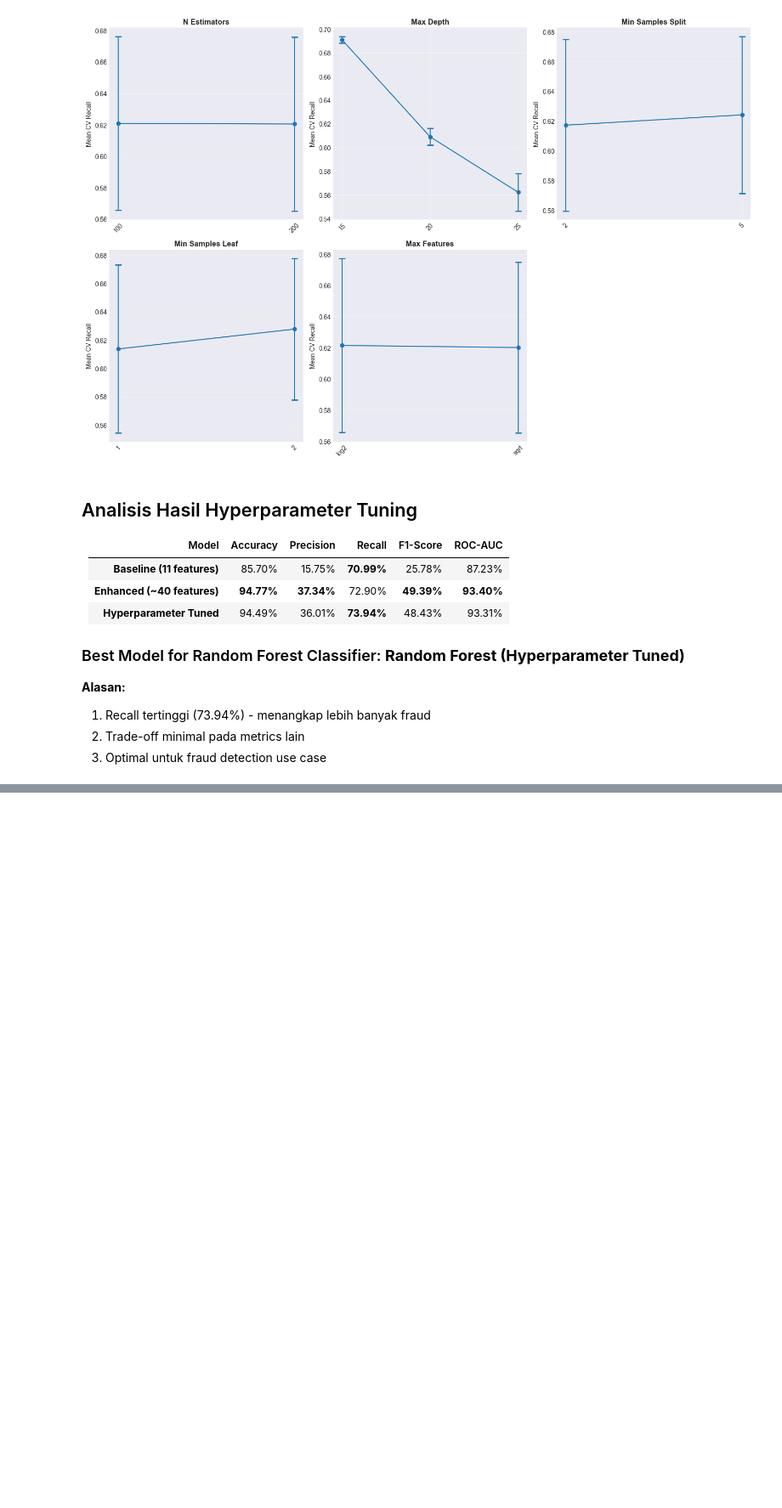
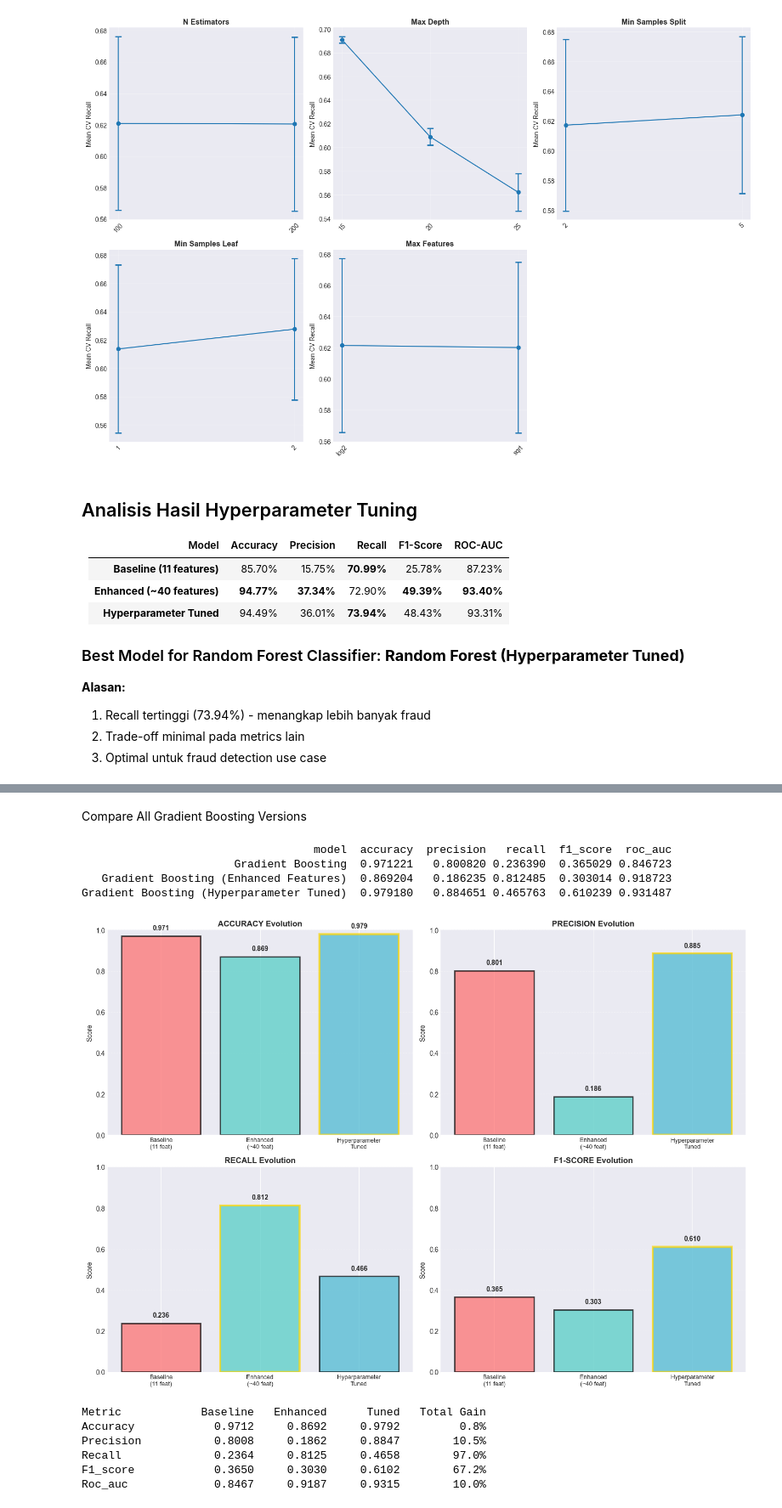
Before and after one commit to mrafiasyifaa/Midterm-Machine-Learning-2025, a Jupyter notebook: midterm_transaction_data.ipynb, the cells around one changed output, grey strips where cells are left out. Shown at 85% size. Drawn from its saved outputs; the diff is of its cells as text; code cells hidden in the pictures; blank space fills up the shorter version.

```diff
--- a/midterm_transaction_data.ipynb
+++ b/midterm_transaction_data.ipynb
@@ -1289,0 +1641,66 @@ Top 10 Parameter Combinations (by Recall):
+# %% [markdown]
+Compare All Gradient Boosting Versions
+# %%
+# Compare all Gradient Boosting versions
+gb_full_comparison = pd.DataFrame([
+    gb_results,              # Baseline (11 features)
+    gb_enhanced_results,     # Enhanced features (~40)
+    gb_tuned_results         # Hyperparameter tuned
+])
+
+print(gb_full_comparison.to_string(index=False))
+
+# Visualize the progression
+fig, axes = plt.subplots(2, 2, figsize=(14, 10))
+
+metrics = ['accuracy', 'precision', 'recall', 'f1_score']
+colors = ['#FF6B6B', '#4ECDC4', '#45B7D1']
+labels = ['Baseline\n(11 feat)', 'Enhanced\n(~40 feat)', 'Hyperparameter\nTuned']
+
+for idx, metric in enumerate(metrics):
+    row, col = idx // 2, idx % 2
+    values = gb_full_comparison[metric].values
+    bars = axes[row, col].bar(range(3), values, color=colors, alpha=0.7, edgecolor='black', linewidth=2)
+    axes[row, col].set_title(f'{metric.upper().replace("_", "-")} Evolution',
+                            fontsize=12, fontweight='bold')
+    axes[row, col].set_xticks(range(3))
+    axes[row, col].set_xticklabels(labels, fontsize=9)
+    axes[row, col].set_ylim(0, 1)
+    axes[row, col].set_ylabel('Score', fontsize=10)
+    axes[row, col].grid(axis='y', alpha=0.3, linestyle='--')
+
+    # Add value labels
+    for i, (bar, val) in enumerate(zip(bars, values)):
+        axes[row, col].text(i, val + 0.03, f'{val:.3f}',
+                           ha='center', fontsize=10, fontweight='bold')
+
+    # Highlight best score
+    best_idx = values.argmax()
+    bars[best_idx].set_edgecolor('gold')
+    bars[best_idx].set_linewidth(3)
+
+plt.tight_layout()
+plt.show()
+
+# Calculate improvements from baseline to tuned
+print(f"\n{'Metric':<15} {'Baseline':>10} {'Enhanced':>10} {'Tuned':>10} {'Total Gain':>12}")
+
+for metric in ['accuracy', 'precision', 'recall', 'f1_score', 'roc_auc']:
+    baseline = gb_results[metric]
+    enhanced = gb_enhanced_results[metric]
+    tuned = gb_tuned_results[metric]
+    gain = ((tuned - baseline) / baseline * 100) if baseline > 0 else 0
+
+    print(f"{metric.capitalize():<15} {baseline:>10.4f} {enhanced:>10.4f} {tuned:>10.4f} {gain:>11.1f}%")
+# %% [output]
+                                   model  accuracy  precision   recall  f1_score  roc_auc
+                       Gradient Boosting  0.971221   0.800820 0.236390  0.365029 0.846723
+   Gradient Boosting (Enhanced Features)  0.869204   0.186235 0.812485  0.303014 0.918723
+Gradient Boosting (Hyperparameter Tuned)  0.979180   0.884651 0.465763  0.610239 0.931487
+[figure, added]
+Metric            Baseline   Enhanced      Tuned   Total Gain
+Accuracy            0.9712     0.8692     0.9792         0.8%
+Precision           0.8008     0.1862     0.8847        10.5%
+Recall              0.2364     0.8125     0.4658        97.0%
+F1_score            0.3650     0.3030     0.6102        67.2%
+Roc_auc             0.8467     0.9187     0.9315        10.0%
```
Also changed, not shown: parts of 17 cells of this notebook.
